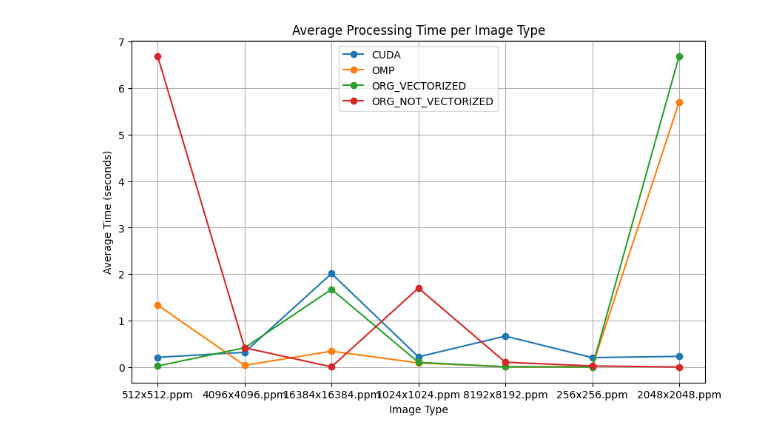
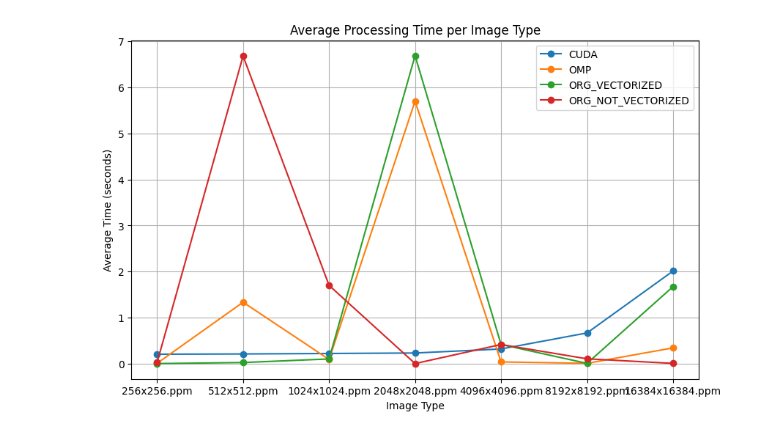
Before and after one commit to claudiofcguerra/CP-23-24-57534-60747, a Jupyter notebook: visualization/create_visualizations.ipynb, the cells around one changed output. Drawn from its saved outputs; the diff is of its cells as text; code cells hidden in the pictures.

```diff
--- a/visualization/create_visualizations.ipynb
+++ b/visualization/create_visualizations.ipynb
@@ -18,33 +18,36 @@ for suffix in csv_suffixes:
     for file_name in os.listdir(results_folder):
         if file_name.endswith(f"_{suffix}_timing_results.csv"):
             # Extract the image type from the file name
             image_type = file_name.split('_')[0]
             if image_type not in image_types:
                 image_types.append(image_type)
 
             # Read the CSV file
             csv_path = os.path.join(results_folder, file_name)
             df = pd.read_csv(csv_path, header=None, names=['wall_time', 'cpu_time'])
 
             # Calculate the average wall time
             avg_wall_time = df['wall_time'].mean() / 1000  # Convert milliseconds to seconds
 
             # Store the result
             data[suffix].append(avg_wall_time)
 
 # Create a DataFrame for plotting
 plot_data = pd.DataFrame(data, index=image_types)
 
-# Plot the results
+# Define the order of image types based on their size (e.g., 256x256, 512x512, ...)
+ordered_image_types = sorted(image_types, key=lambda x: int(x.split('x')[0]))
+
+# Plot the results with ordered image types
 plt.figure(figsize=(10, 6))
 for suffix in csv_suffixes:
-    plt.plot(plot_data.index, plot_data[suffix], marker='o', label=suffix)
+    plt.plot(ordered_image_types, plot_data.loc[ordered_image_types, suffix], marker='o', label=suffix)
 
 plt.xlabel('Image Type')
 plt.ylabel('Average Time (seconds)')
 plt.title('Average Processing Time per Image Type')
 plt.legend()
 plt.grid(True)
 plt.show()
 # %% [output]
-[figure, old version]
+[figure, new version]
```
